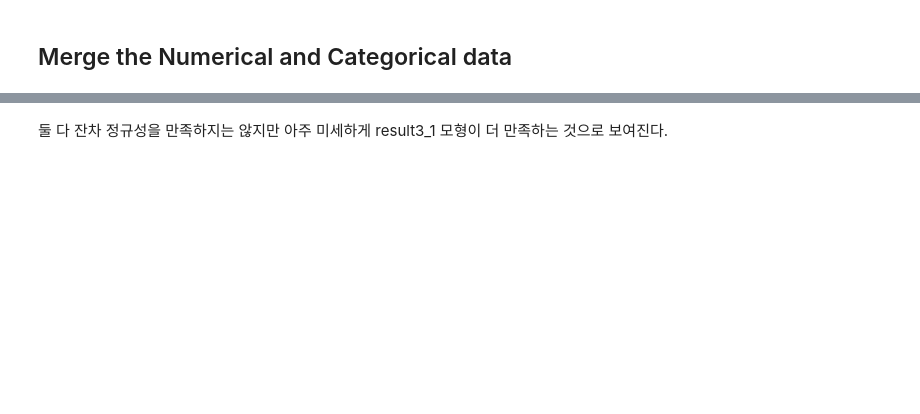
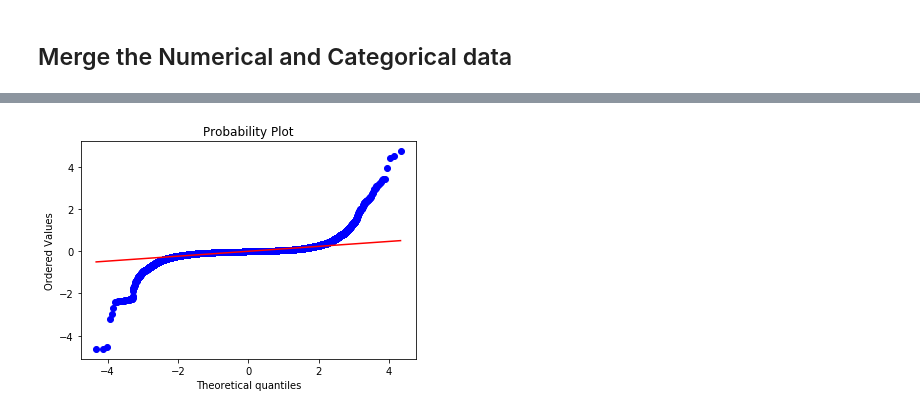
Before and after one commit to hskimim/data-analysis-tutorial, a Jupyter notebook: zillow_prize_estimation/Overall_test.ipynb, the cells around one changed output, grey strips where cells are left out. Saved outputs shown, nothing was run; the diff lists cells and outputs as text; code cells hidden in the pictures; blank space fills up the shorter version.

```diff
--- a/zillow_prize_estimation/Overall_test.ipynb
+++ b/zillow_prize_estimation/Overall_test.ipynb
@@ -802,4 +848,0 @@ Index(['basementsqft', 'bathroomcnt', 'bedroomcnt', 'finishedsquarefeet13',
-# %%
-train_c = train_c[categorical_features]
-train_c.tail()
-train_c.columns
@@ -810,4 +870,3 @@ Index(['regionidcity', 'propertylandusetypeid', 'propertycountylandusecode',
 # %%
-train_all = pd.concat([train_n,train_c],axis=1)
-train_all = pd.concat([train_all,train_y],axis=1)
-train_all.tail()
+train_col = pd.concat([train_n,train_c],axis=1)
+train_al = pd.concat([train_col,train_y],axis=1)
@@ -833,5 +939,5 @@ print(result3_2.summary())
 # %%
-model3_3 = sm.OLS.from_formula('logerror ~ scale(basementsqft) + scale(bathroomcnt) + scale(bedroomcnt) + scale(finishedsquarefeet13) + scale(finishedsquarefeet15) + scale(garagecarcnt) + scale(lotsizesquarefeet)+ scale(poolsizesum) + scale(taxamount)+ C(rawcensustractandblock)+ C(taxdelinquencyflag)',train_all)
+model3_3 = sm.OLS.from_formula('logerror ~ scale(basementsqft) + scale(bathroomcnt) + scale(bedroomcnt) + scale(finishedsquarefeet13) + scale(finishedsquarefeet15) + scale(garagecarcnt) + scale(lotsizesquarefeet)+ scale(poolsizesum) + scale(taxamount) +C(regionidcounty)+C(taxdelinquencyflag)',train_al)
 result3_3 = model3_3.fit()
 # %%
 print(result3_3.summary())
@@ -862,2 +995,5 @@ plt.show()
-# %% [markdown]
-둘 다 잔차 정규성을 만족하지는 않지만 아주 미세하게 result3_1 모형이 더 만족하는 것으로 보여진다.
+# %%
+sp.stats.probplot(result3_3.resid,plot=plt)
+plt.show()
+# %% [output]
+[figure, added]
```
Also changed, not shown: parts of 72 cells of this notebook.
